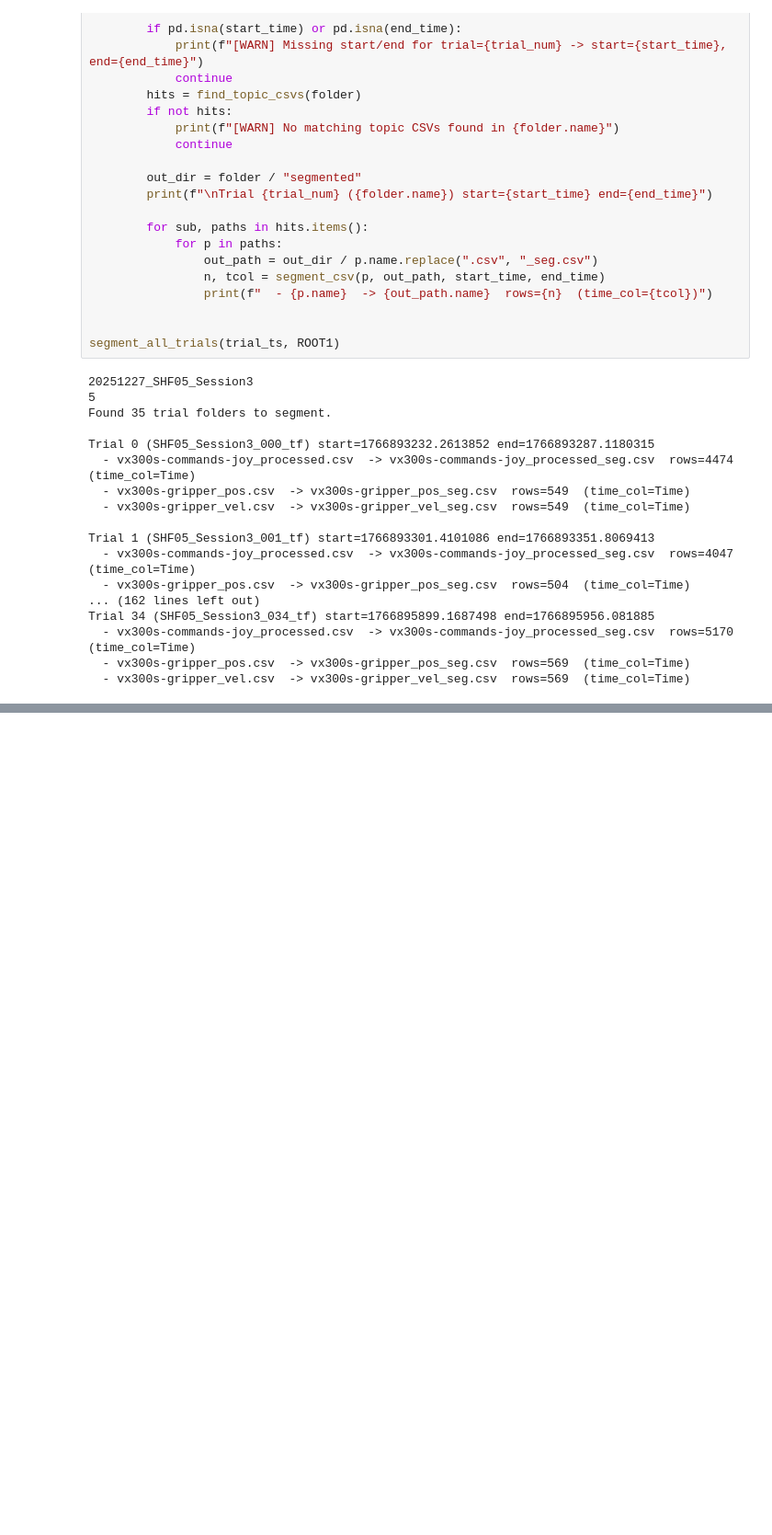
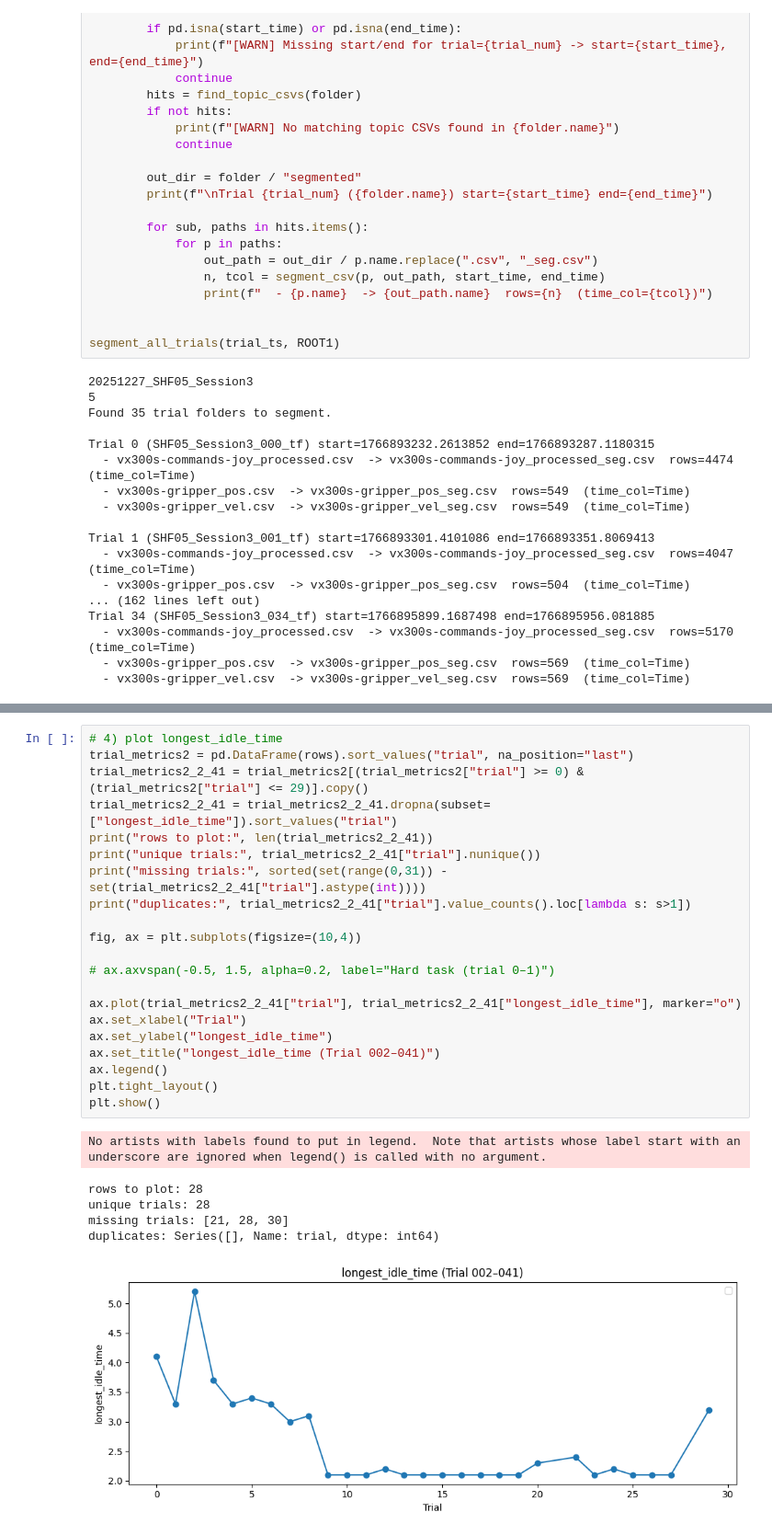
Before and after one commit to KylerHong/Morpheus_Haptic_Sleeve, a Jupyter notebook: Segmentation.ipynb, the cells around one changed output, grey strips where cells are left out. Shown at 92% size. Drawn from its saved outputs; the diff is of its cells as text; blank space fills up the shorter version.

```diff
--- a/Segmentation.ipynb
+++ b/Segmentation.ipynb
@@ -368,0 +930,28 @@ Trial 34 (SHF05_Session3_034_tf) start=1766895899.1687498 end=1766895956.081885
+# %%
+# 4) plot longest_idle_time
+trial_metrics2 = pd.DataFrame(rows).sort_values("trial", na_position="last")
+trial_metrics2_2_41 = trial_metrics2[(trial_metrics2["trial"] >= 0) & (trial_metrics2["trial"] <= 29)].copy()
+trial_metrics2_2_41 = trial_metrics2_2_41.dropna(subset=["longest_idle_time"]).sort_values("trial")
+print("rows to plot:", len(trial_metrics2_2_41))
+print("unique trials:", trial_metrics2_2_41["trial"].nunique())
+print("missing trials:", sorted(set(range(0,31)) - set(trial_metrics2_2_41["trial"].astype(int))))
+print("duplicates:", trial_metrics2_2_41["trial"].value_counts().loc[lambda s: s>1])
+
+fig, ax = plt.subplots(figsize=(10,4))
+
+# ax.axvspan(-0.5, 1.5, alpha=0.2, label="Hard task (trial 0–1)")
+
+ax.plot(trial_metrics2_2_41["trial"], trial_metrics2_2_41["longest_idle_time"], marker="o")
+ax.set_xlabel("Trial")
+ax.set_ylabel("longest_idle_time")
+ax.set_title("longest_idle_time (Trial 002–041)")
+ax.legend()
+plt.tight_layout()
+plt.show()
+# %% [output]
+No artists with labels found to put in legend.  Note that artists whose label start with an underscore are ignored when legend() is called with no argument.
+rows to plot: 28
+unique trials: 28
+missing trials: [21, 28, 30]
+duplicates: Series([], Name: trial, dtype: int64)
+[figure, added]
```
Also changed, not shown: parts of 9 cells of this notebook.
